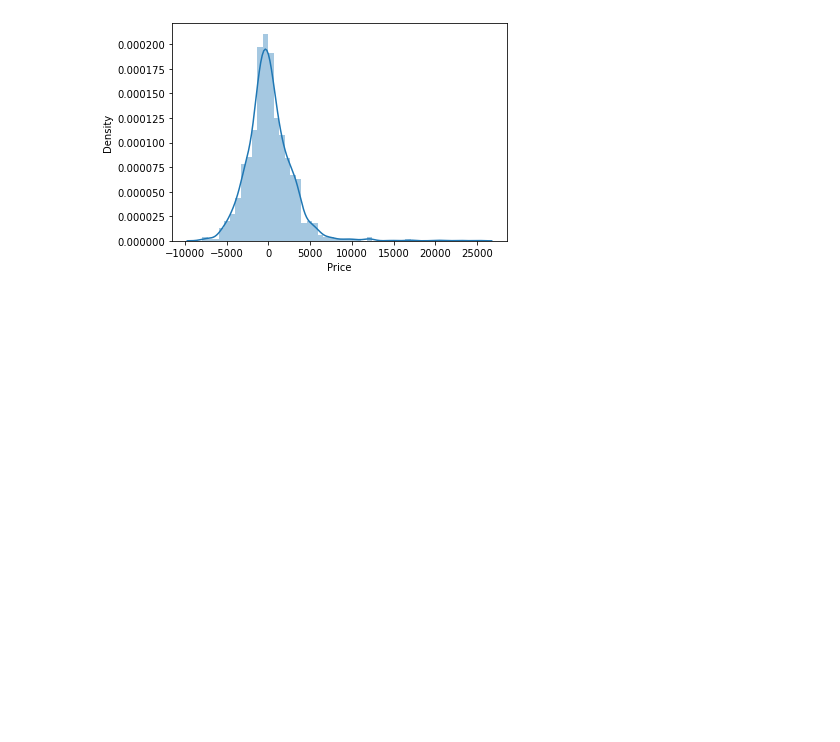
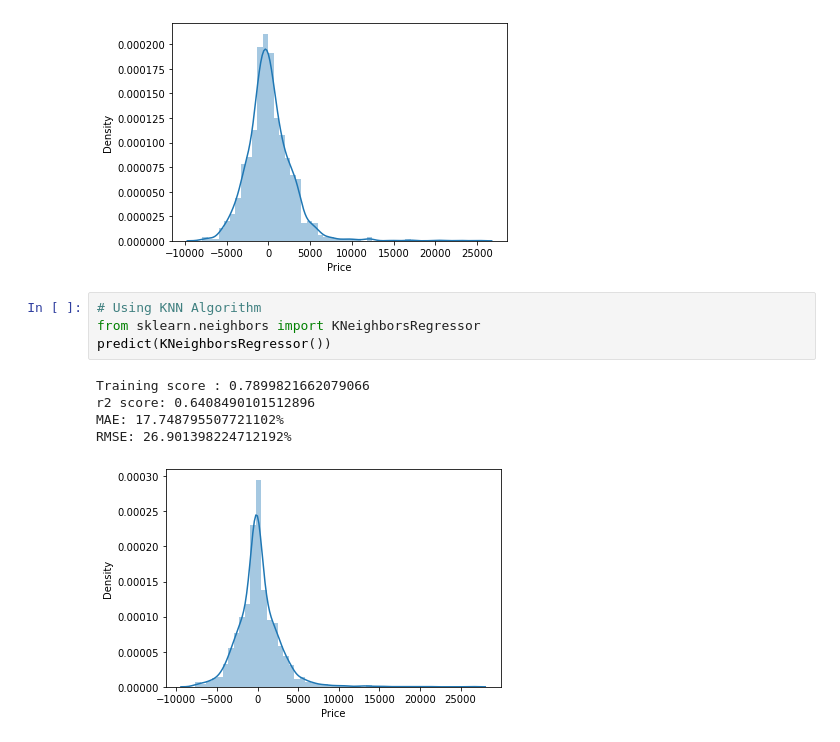
Before and after one commit to cybersaksham/Flight-Fare-Predict, a Jupyter notebook: main.ipynb, the cells around one changed output. Saved outputs shown, nothing was run; the diff lists cells and outputs as text; blank space fills up the shorter version.

```diff
--- a/main.ipynb
+++ b/main.ipynb
@@ -509,3 +509,13 @@ r2 score: 0.6223717149534174
 MAE: 19.29993682732803%
 RMSE: 27.58471985626159%
 [figure]
+# %%
+# Using KNN Algorithm
+from sklearn.neighbors import KNeighborsRegressor
+predict(KNeighborsRegressor())
+# %% [output]
+Training score : 0.7899821662079066
+r2 score: 0.6408490101512896
+MAE: 17.748795507721102%
+RMSE: 26.901398224712192%
+[figure, added]
```
